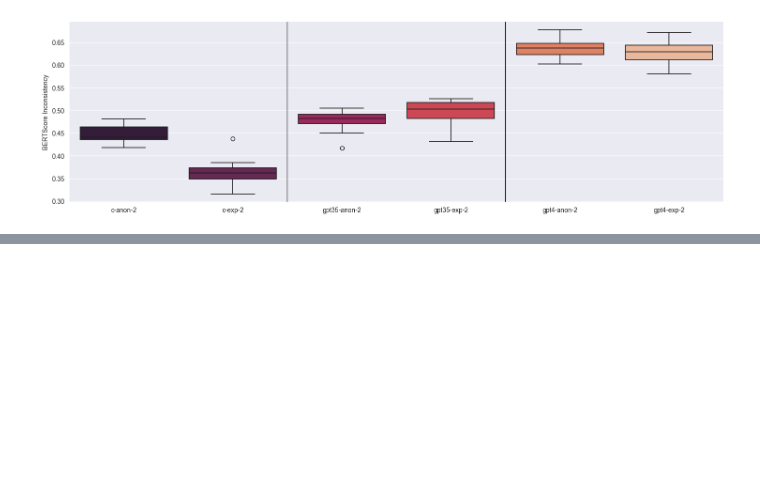
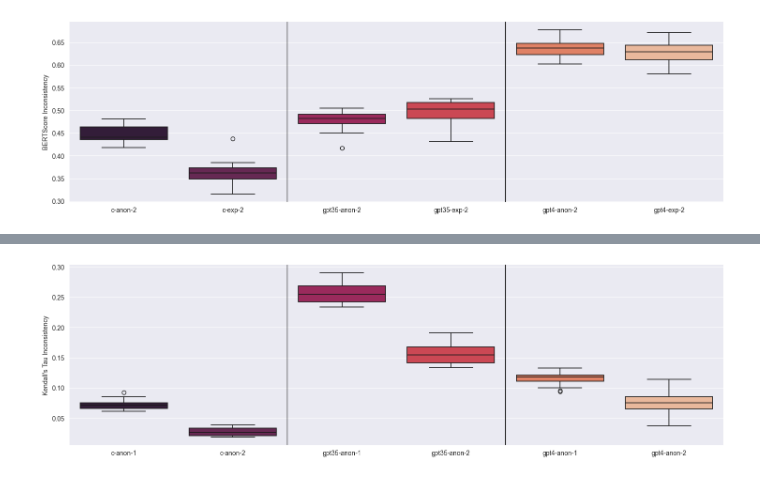
Before and after one commit to aashrivastava/LLMWargamingInconsistency, a Jupyter notebook: notebooks/EVALS.ipynb, the cells around one changed output, grey strips where cells are left out. Saved outputs shown, nothing was run; the diff lists cells and outputs as text; code cells hidden in the pictures; blank space fills up the shorter version.

```diff
--- a/notebooks/EVALS.ipynb
+++ b/notebooks/EVALS.ipynb
@@ -341,0 +406,9 @@ for i in [1.5, 3.5]:
+# %%
+plt.figure(figsize=(18, 5))
+sns.boxplot(anon_comps, linewidth=1.2)
+plt.ylabel('Kendall\'s Tau Inconsistency')
+plt.title('')
+for i in [1.5, 3.5]:
+    plt.axvline(x=i, color='black', linewidth=1)
+# %% [output]
+[figure, added]
```
Also changed, not shown: parts of 13 cells of this notebook.
